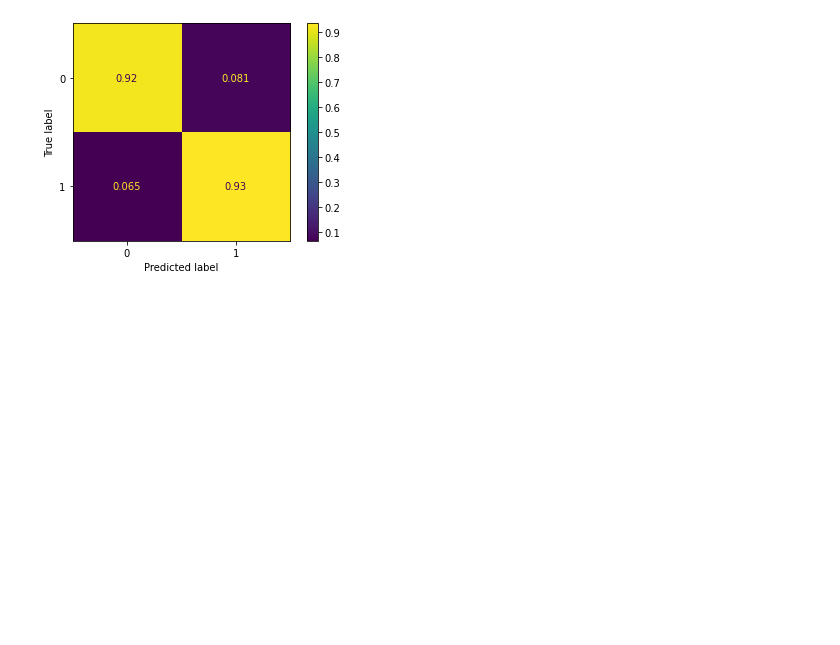
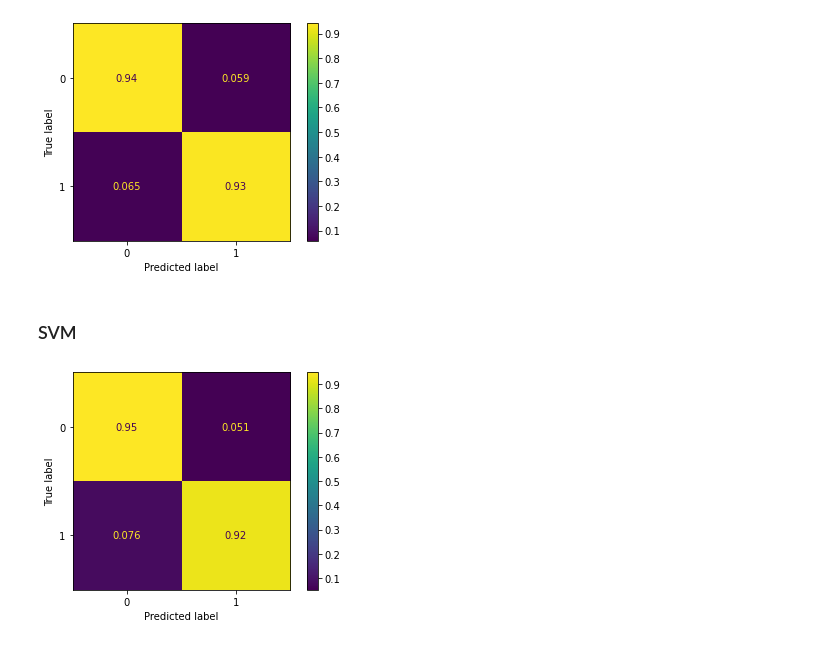
Before and after one commit to Lucas-Buk/Data_Mining, a Jupyter notebook: Casas/houses_t1/notebooks/Classification.ipynb, the cells around one changed output. Cells and saved outputs as stored; diff of their text form; code cells hidden in the pictures; blank space fills up the shorter version.

```diff
--- a/Casas/houses_t1/notebooks/Classification.ipynb
+++ b/Casas/houses_t1/notebooks/Classification.ipynb
@@ -427,7 +429,7 @@ import xgboost as xgb
 xgboost = xgb.XGBClassifier(
     n_estimators=300,
     max_depth=15,
-    scale_pos_weight=1000,
+    scale_pos_weight=100,
     use_label_encoder=False
 )
 
@@ -445,0 +450,5 @@ XGBClassifier(base_score=0.5, booster='gbtree', colsample_bylevel=1,
+# %%
+from sklearn.svm import SVC
+
+svm= SVC(kernel='linear', class_weight={0:1, 1:10})
+svm.fit(X_, y_)
@@ -473,3 +486,12 @@ plot_confusion_matrix(xgboost, X_test, y_test, normalize="true")
 plt.show()
 # %% [output]
 [figure]
+# %% [markdown]
+### SVM
+# %%
+from sklearn.metrics import plot_confusion_matrix
+
+plot_confusion_matrix(svm, X_test, y_test, normalize="true")
+plt.show()
+# %% [output]
+[figure, added]
```
Also changed, not shown: parts of 5 cells of this notebook, 2 other files.
